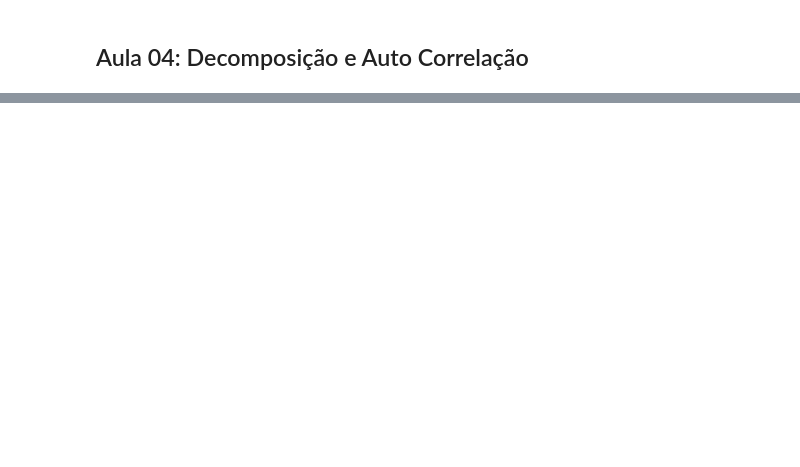
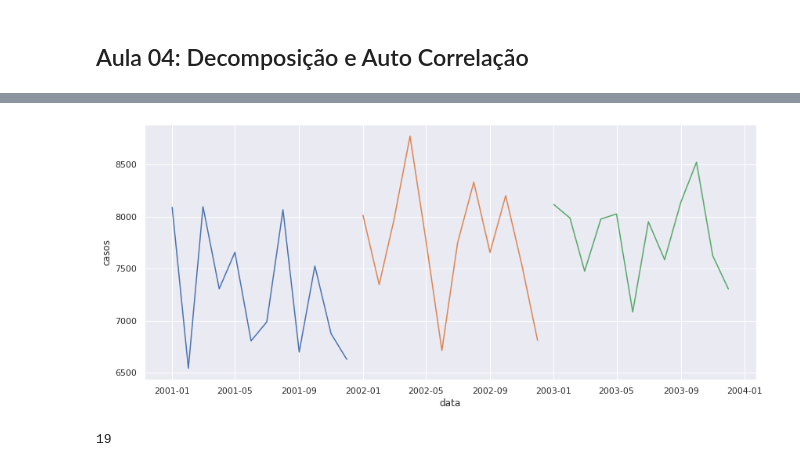
Before and after one commit to Brunomatarucco/bootcamp_data_science_alura, a Jupyter notebook: Modulo_04/series_temporais_tuberculose.ipynb, the cells around one changed output, grey strips where cells are left out. Saved outputs shown, nothing was run; the diff lists cells and outputs as text; code cells hidden in the pictures; blank space fills up the shorter version.

```diff
--- a/Modulo_04/series_temporais_tuberculose.ipynb
+++ b/Modulo_04/series_temporais_tuberculose.ipynb
@@ -375,0 +391,9 @@ Assim, levo em consideração as especificidades dos últimos meses de janeiro e
+# %%
+plt.figure(figsize = (14,6))
+sns.lineplot(x = 'data', y = 'casos', data = dados_st[:12])
+sns.lineplot(x = 'data', y = 'casos', data = dados_st[12:24])
+sns.lineplot(x = 'data', y = 'casos', data = dados_st[24:36])
+
+plt.show()
+# %% [output]
+[figure, added]
@@ -375,0 +404,4 @@ Assim, levo em consideração as especificidades dos últimos meses de janeiro e
+# %%
+len(dados_st.ano.unique())
+# %% [output]
+19
```
Also changed, not shown: parts of 58 cells of this notebook.
